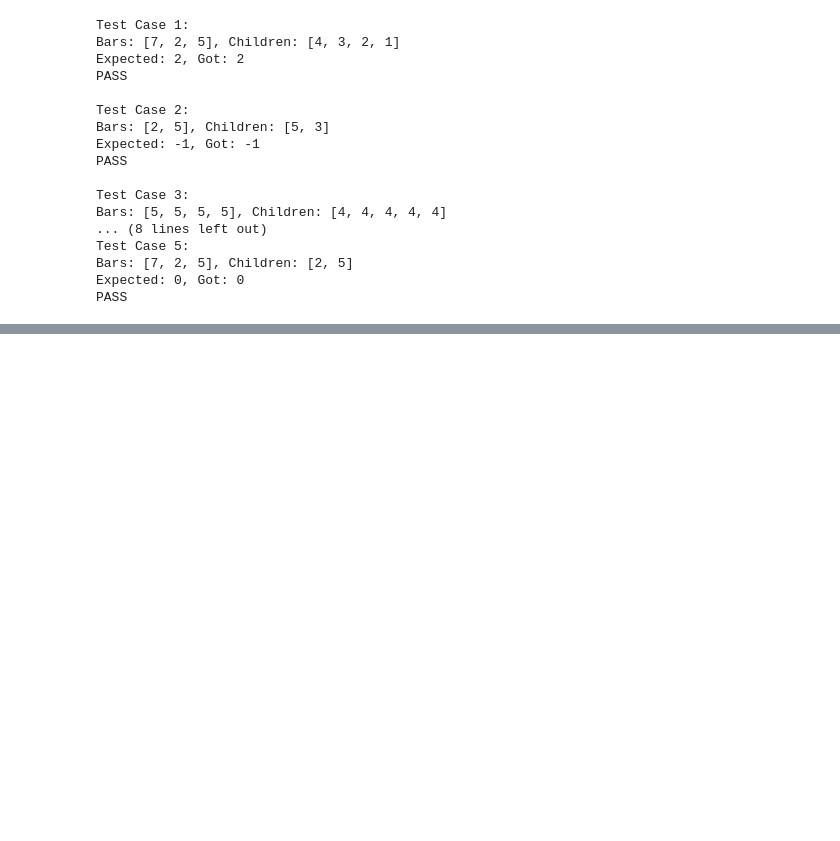
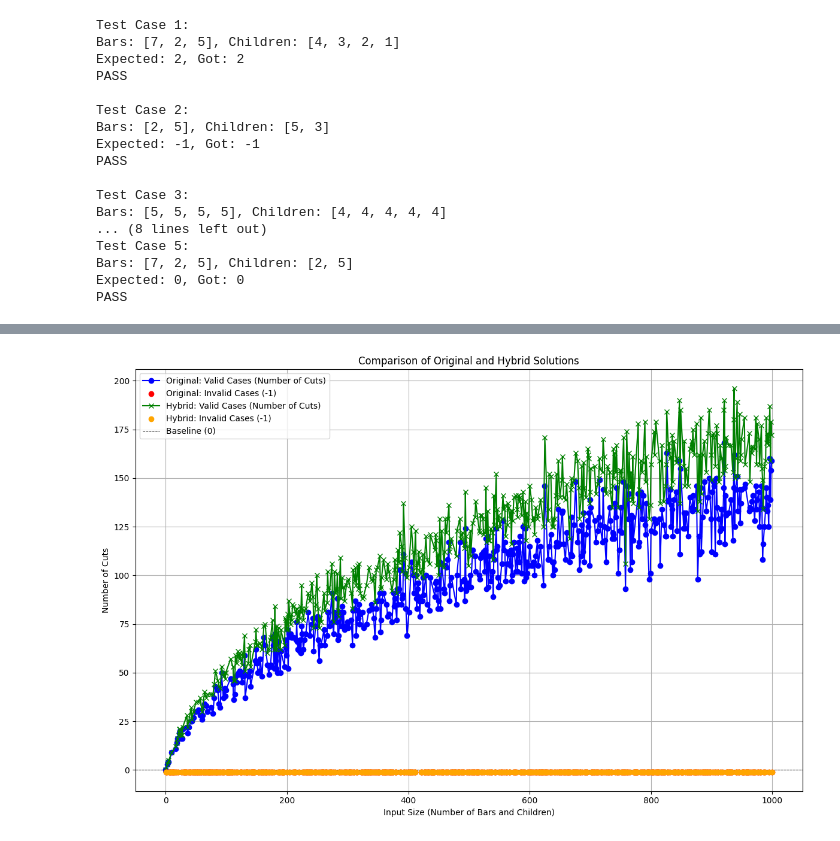
Before and after one commit to kasattack567/Computer-Science, a Jupyter notebook: Chocolate_bar.ipynb, the cells around one changed output, grey strips where cells are left out. Cells and saved outputs as stored; diff of their text form; code cells hidden in the pictures; blank space fills up the shorter version.

```diff
--- a/Chocolate_bar.ipynb
+++ b/Chocolate_bar.ipynb
@@ -306,3 +338,71 @@ if __name__ == "__main__":
+# %%
+import random
+import matplotlib.pyplot as plt
+from typing import List
+
+if __name__ == "__main__":
+    # Parameters for simulation
+    max_size = 1000  # Maximum size of bars/children lists
+    step = 1  # Incremental step for the size
+    sizes = range(0, max_size + 1, step)
+
+    # Results for original and hybrid solutions
+    valid_results_original = []
+    invalid_results_original = []
+    valid_results_hybrid = []
+    invalid_results_hybrid = []
+
+    # Run simulations for increasing input sizes
+    for size in sizes:
+        bars = [random.randint(1, 100) for _ in range(size)]
+        children = [random.randint(1, 100) for _ in range(size)]
+
+        # Original solution
+        cuts_original = chocolate_challenge(bars[:], children[:])
+        if cuts_original == -1:
+            invalid_results_original.append((size, cuts_original))
+        else:
+            valid_results_original.append((size, cuts_original))
+
+        # Hybrid solution
+        cuts_hybrid = chocolate_challenge_hybrid(bars[:], children[:])
+        if cuts_hybrid == -1:
+            invalid_results_hybrid.append((size, cuts_hybrid))
+        else:
+            valid_results_hybrid.append((size, cuts_hybrid))
+
+    # Separate valid and invalid points for both solutions
+    valid_sizes_original, valid_cuts_original = zip(*valid_results_original) if valid_results_original else ([], [])
+    invalid_sizes_original, invalid_cuts_original = zip(*invalid_results_original) if invalid_results_original else ([], [])
+    valid_sizes_hybrid, valid_cuts_hybrid = zip(*valid_results_hybrid) if valid_results_hybrid else ([], [])
+    invalid_sizes_hybrid, invalid_cuts_hybrid = zip(*invalid_results_hybrid) if invalid_results_hybrid else ([], [])
+
+    # Plot results
+    plt.figure(figsize=(12, 8))
+
+    # Original solution valid and invalid points
+    if valid_results_original:
+        plt.plot(valid_sizes_original, valid_cuts_original, marker='o', linestyle='-', color='blue', label='Original: Valid Cases (Number of Cuts)')
+    if invalid_results_original:
+        plt.scatter(invalid_sizes_original, invalid_cuts_original, color='red', label='Original: Invalid Cases (-1)', zorder=5)
+
+    # Hybrid solution valid and invalid points
+    if valid_results_hybrid:
+        plt.plot(valid_sizes_hybrid, valid_cuts_hybrid, marker='x', linestyle='-', color='green', label='Hybrid: Valid Cases (Number of Cuts)')
+    if invalid_results_hybrid:
+        plt.scatter(invalid_sizes_hybrid, invalid_cuts_hybrid, color='orange', label='Hybrid: Invalid Cases (-1)', zorder=5)
+
+    # Labels and decorations
+    plt.title("Comparison of Original and Hybrid Solutions")
+    plt.xlabel("Input Size (Number of Bars and Children)")
+    plt.ylabel("Number of Cuts")
+    plt.axhline(y=0, color='black', linestyle='--', linewidth=0.7, label='Baseline (0)')
+    plt.grid(True)
+    plt.legend()
+    plt.tight_layout()
+    plt.show()
+# %% [output]
+[figure, added]
 # %%
 import random
 import matplotlib.pyplot as plt
```
Also changed, not shown: parts of 6 cells of this notebook.
